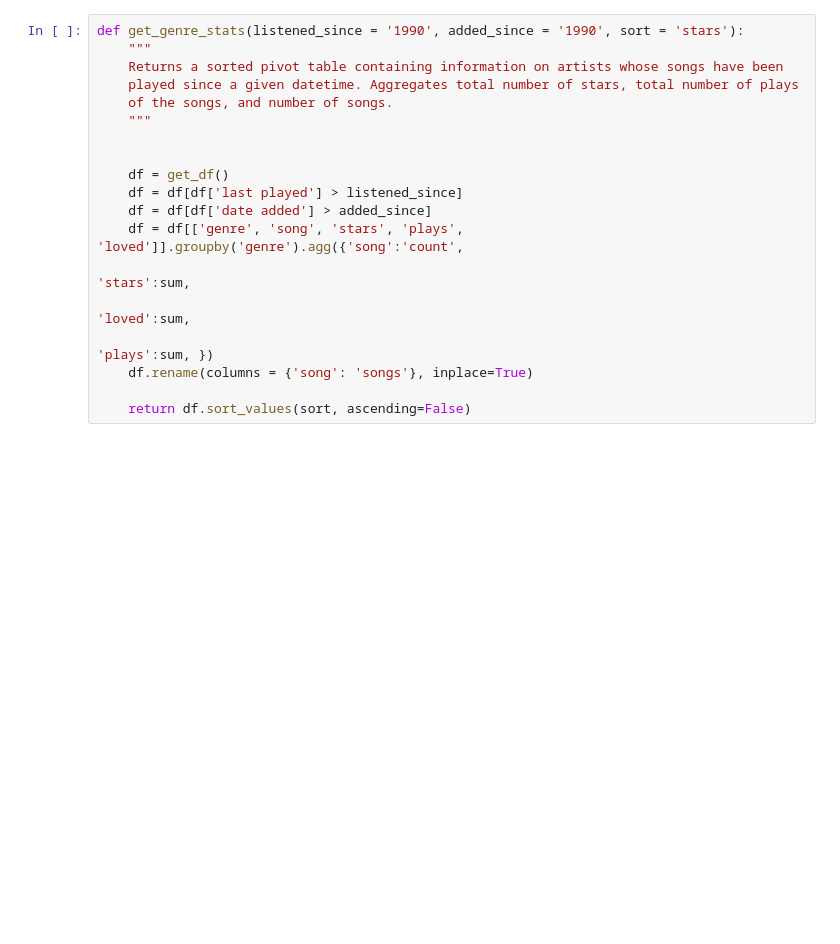
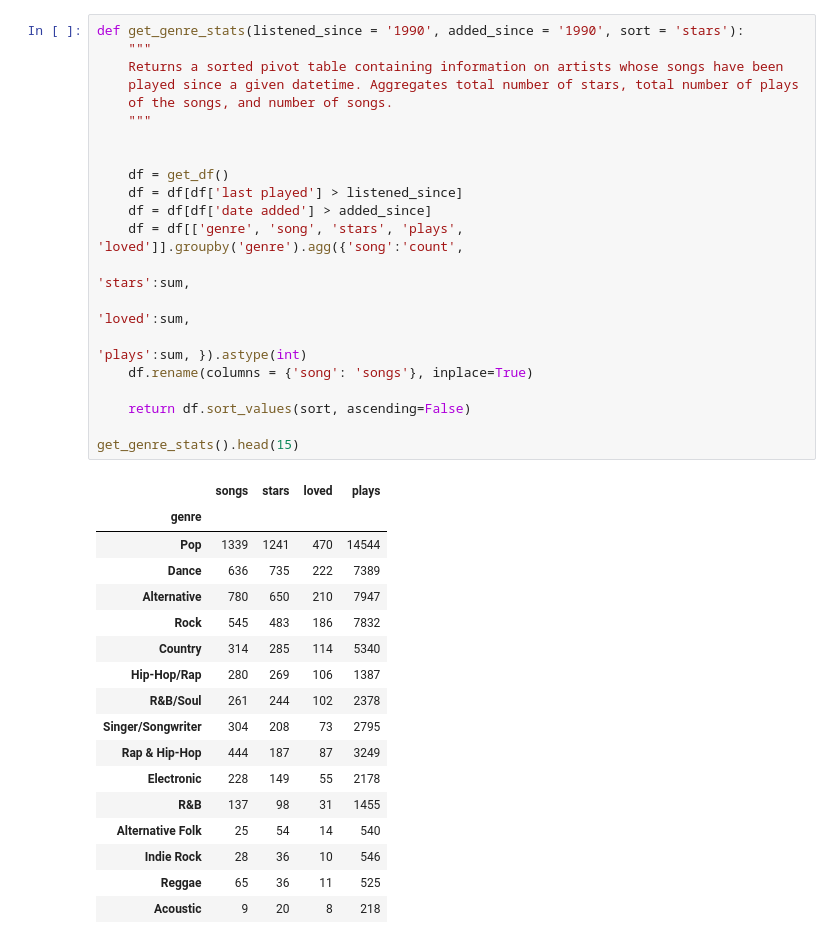
Before and after one commit to alfischer33/My-Music, a Jupyter notebook: My Music.ipynb, the cells around one changed output. Cells and saved outputs as stored; diff of their text form; blank space fills up the shorter version.

```diff
--- a/My Music.ipynb
+++ b/My Music.ipynb
@@ -86,20 +99,40 @@ get_artist_stats(listened_since = '2019').head(15)
 # %%
 def get_genre_stats(listened_since = '1990', added_since = '1990', sort = 'stars'):
     """
     Returns a sorted pivot table containing information on artists whose songs have been
     played since a given datetime. Aggregates total number of stars, total number of plays
     of the songs, and number of songs.
     """
 
 
     df = get_df()
     df = df[df['last played'] > listened_since]
     df = df[df['date added'] > added_since]
     df = df[['genre', 'song', 'stars', 'plays', 'loved']].groupby('genre').agg({'song':'count',
                                                                                   'stars':sum,
                                                                                   'loved':sum,
-                                                                                  'plays':sum, })
+                                                                                  'plays':sum, }).astype(int)
     df.rename(columns = {'song': 'songs'}, inplace=True)
 
     return df.sort_values(sort, ascending=False)
+
+get_genre_stats().head(15)
+# %% [output]
+|  | songs | stars | loved | plays |
+| genre |  |  |  |  |
+| Pop | 1339 | 1241 | 470 | 14544 |
+| Dance | 636 | 735 | 222 | 7389 |
+| Alternative | 780 | 650 | 210 | 7947 |
+| Rock | 545 | 483 | 186 | 7832 |
+| Country | 314 | 285 | 114 | 5340 |
+| Hip-Hop/Rap | 280 | 269 | 106 | 1387 |
+| R&B/Soul | 261 | 244 | 102 | 2378 |
+| Singer/Songwriter | 304 | 208 | 73 | 2795 |
+| Rap & Hip-Hop | 444 | 187 | 87 | 3249 |
+| Electronic | 228 | 149 | 55 | 2178 |
+| R&B | 137 | 98 | 31 | 1455 |
+| Alternative Folk | 25 | 54 | 14 | 540 |
+| Indie Rock | 28 | 36 | 10 | 546 |
+| Reggae | 65 | 36 | 11 | 525 |
+| Acoustic | 9 | 20 | 8 | 218 |
 # %%
```
Also changed, not shown: parts of 7 cells of this notebook.
